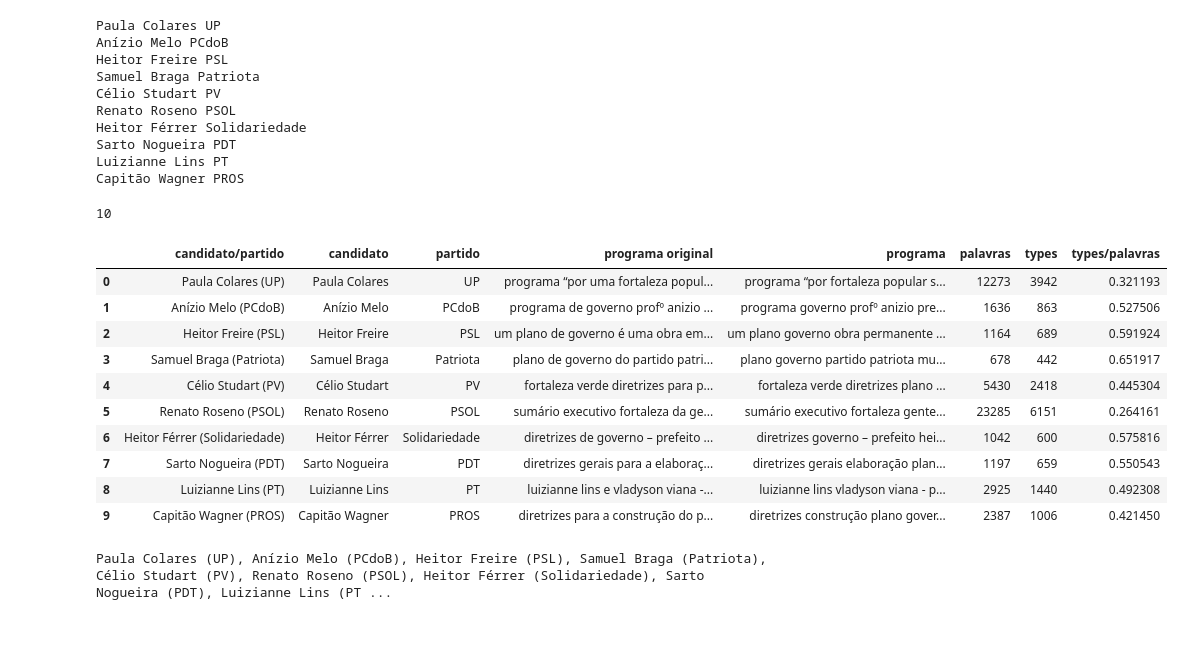
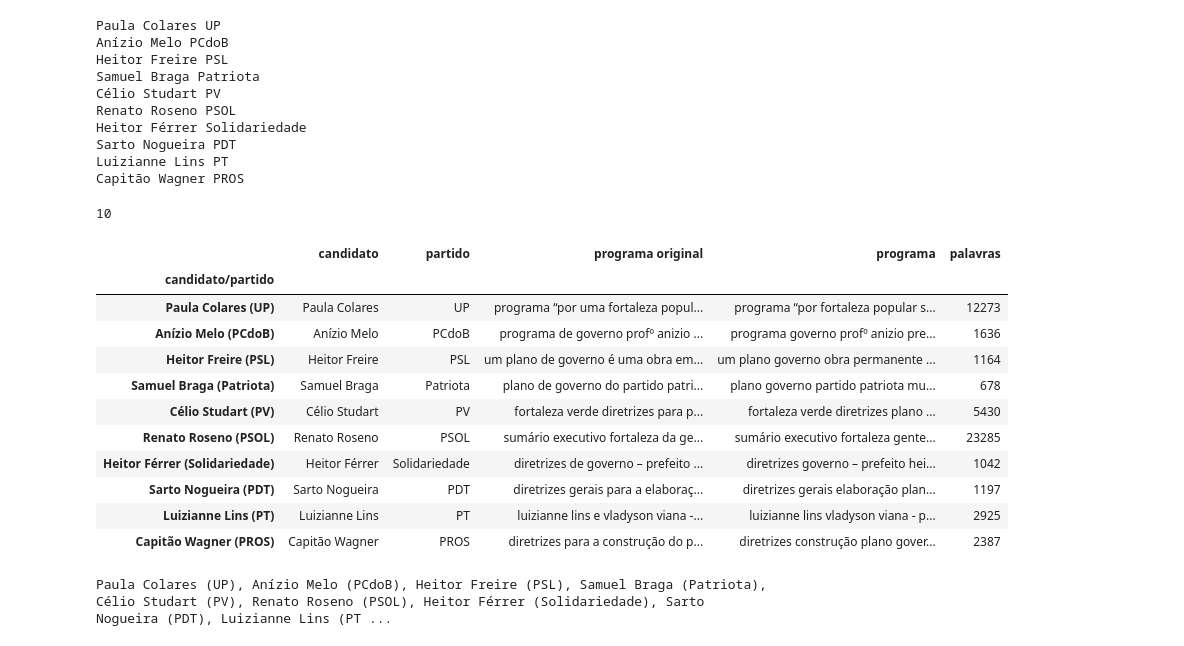
Before and after one commit to cabrau/planosGovernoFortaleza2020, a Jupyter notebook: PlanGov-Fortaleza2020.ipynb, the cells around one changed output. Saved outputs shown, nothing was run; the diff lists cells and outputs as text; code cells hidden in the pictures.

```diff
--- a/PlanGov-Fortaleza2020.ipynb
+++ b/PlanGov-Fortaleza2020.ipynb
@@ -109,24 +109,25 @@ def removeStopwords(text):
 
 df['programa'] = [removeStopwords(t) for t in df['programa original']]
 df['palavras'] = [len(t.split()) for t in df['programa']]
-df['types'] = [len(set(t.split())) for t in df['programa']]
-df['types/palavras'] = df['types']/df['palavras']
+#df['types'] = [len(set(t.split())) for t in df['programa']]
+#df['types/palavras'] = df['types']/df['palavras']
 # %%
 print(len(df))
-df
+df.set_index('candidato/partido')
 # %% [output]
 10
-|  | candidato/partido | candidato | partido | programa original | programa | palavras | types | types/palavras |
-| 0 | Paula Colares (UP) | Paula Colares | UP | programa “por uma fortaleza popul... | programa “por fortaleza popular s... | 12273 | 3942 | 0.321193 |
-| 1 | Anízio Melo (PCdoB) | Anízio Melo | PCdoB | programa de governo profº anizio ... | programa governo profº anizio pre... | 1636 | 863 | 0.527506 |
-| 2 | Heitor Freire (PSL) | Heitor Freire | PSL | um plano de governo é uma obra em... | um plano governo obra permanente ... | 1164 | 689 | 0.591924 |
-| 3 | Samuel Braga (Patriota) | Samuel Braga | Patriota | plano de governo do partido patri... | plano governo partido patriota mu... | 678 | 442 | 0.651917 |
-| 4 | Célio Studart (PV) | Célio Studart | PV | fortaleza verde diretrizes para p... | fortaleza verde diretrizes plano ... | 5430 | 2418 | 0.445304 |
-| 5 | Renato Roseno (PSOL) | Renato Roseno | PSOL | sumário executivo fortaleza da ge... | sumário executivo fortaleza gente... | 23285 | 6151 | 0.264161 |
-| 6 | Heitor Férrer (Solidariedade) | Heitor Férrer | Solidariedade | diretrizes de governo – prefeito ... | diretrizes governo – prefeito hei... | 1042 | 600 | 0.575816 |
-| 7 | Sarto Nogueira (PDT) | Sarto Nogueira | PDT | diretrizes gerais para a elaboraç... | diretrizes gerais elaboração plan... | 1197 | 659 | 0.550543 |
-| 8 | Luizianne Lins (PT) | Luizianne Lins | PT | luizianne lins e vladyson viana -... | luizianne lins vladyson viana - p... | 2925 | 1440 | 0.492308 |
-| 9 | Capitão Wagner (PROS) | Capitão Wagner | PROS | diretrizes para a construção do p... | diretrizes construção plano gover... | 2387 | 1006 | 0.421450 |
+|  | candidato | partido | programa original | programa | palavras |
+| candidato/partido |  |  |  |  |  |
+| Paula Colares (UP) | Paula Colares | UP | programa “por uma fortaleza popul... | programa “por fortaleza popular s... | 12273 |
+| Anízio Melo (PCdoB) | Anízio Melo | PCdoB | programa de governo profº anizio ... | programa governo profº anizio pre... | 1636 |
+| Heitor Freire (PSL) | Heitor Freire | PSL | um plano de governo é uma obra em... | um plano governo obra permanente ... | 1164 |
+| Samuel Braga (Patriota) | Samuel Braga | Patriota | plano de governo do partido patri... | plano governo partido patriota mu... | 678 |
+| Célio Studart (PV) | Célio Studart | PV | fortaleza verde diretrizes para p... | fortaleza verde diretrizes plano ... | 5430 |
+| Renato Roseno (PSOL) | Renato Roseno | PSOL | sumário executivo fortaleza da ge... | sumário executivo fortaleza gente... | 23285 |
+| Heitor Férrer (Solidariedade) | Heitor Férrer | Solidariedade | diretrizes de governo – prefeito ... | diretrizes governo – prefeito hei... | 1042 |
+| Sarto Nogueira (PDT) | Sarto Nogueira | PDT | diretrizes gerais para a elaboraç... | diretrizes gerais elaboração plan... | 1197 |
+| Luizianne Lins (PT) | Luizianne Lins | PT | luizianne lins e vladyson viana -... | luizianne lins vladyson viana - p... | 2925 |
+| Capitão Wagner (PROS) | Capitão Wagner | PROS | diretrizes para a construção do p... | diretrizes construção plano gover... | 2387 |
 # %%
 for c in list(df['candidato/partido']):
     print(c,end=', ')
```
Also changed, not shown: parts of 23 cells of this notebook, 8 other files.
